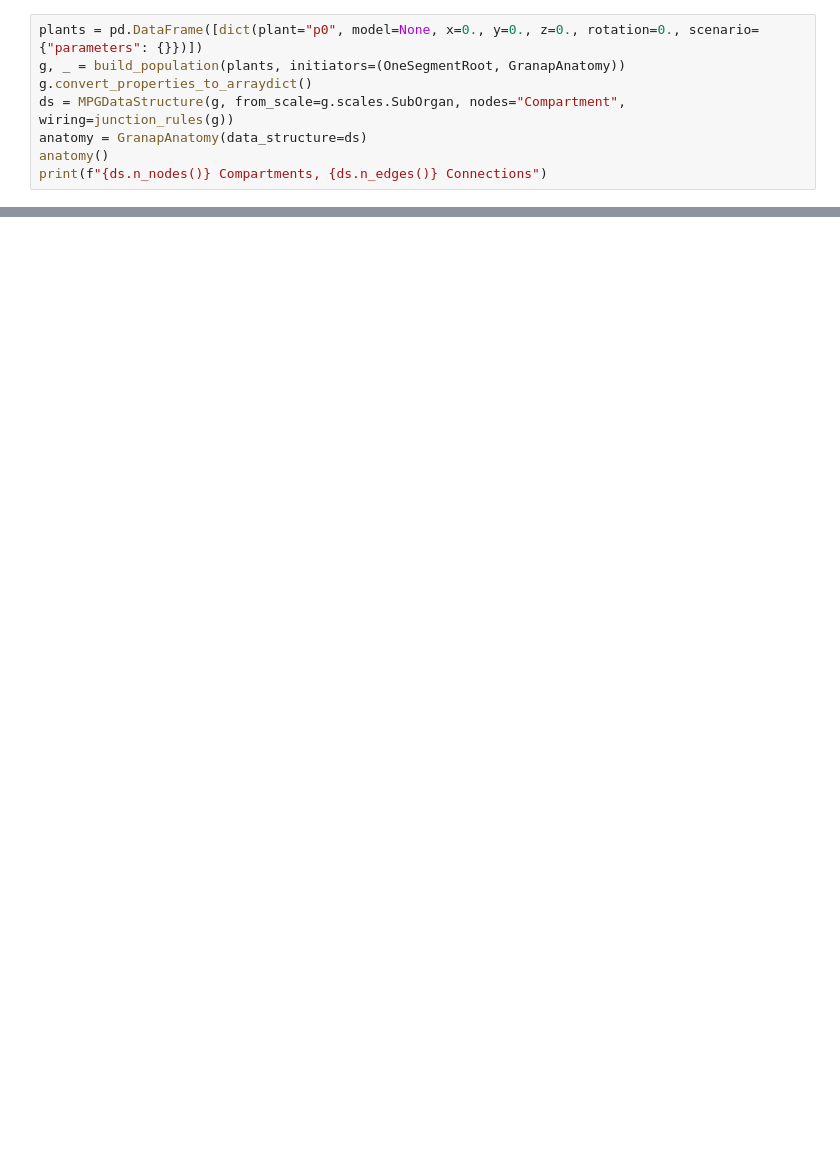
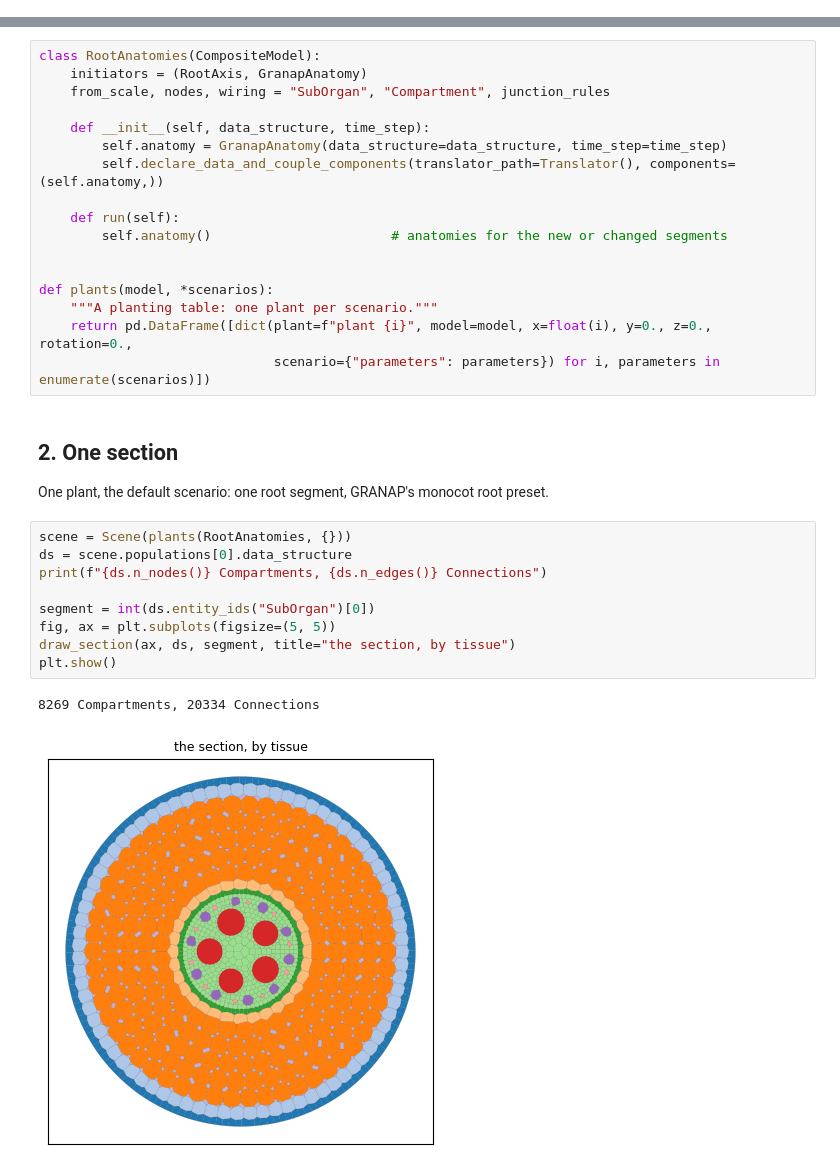
Before and after one commit to openalea-incubator/GRANAP-dev, a Jupyter notebook: example/tutorials/tutorial_metafspm_01_cross_sections.ipynb, the cells around one changed output, grey strips where cells are left out. Saved outputs shown, nothing was run; the diff lists cells and outputs as text; blank space fills up the shorter version.

```diff
--- a/example/tutorials/tutorial_metafspm_01_cross_sections.ipynb
+++ b/example/tutorials/tutorial_metafspm_01_cross_sections.ipynb
@@ -73,8 +0,0 @@ Three steps, the same in every metafspm model:
-# %%
-plants = pd.DataFrame([dict(plant="p0", model=None, x=0., y=0., z=0., rotation=0., scenario={"parameters": {}})])
-g, _ = build_population(plants, initiators=(OneSegmentRoot, GranapAnatomy))
-g.convert_properties_to_arraydict()
-ds = MPGDataStructure(g, from_scale=g.scales.SubOrgan, nodes="Compartment", wiring=junction_rules(g))
-anatomy = GranapAnatomy(data_structure=ds)
-anatomy()
-print(f"{ds.n_nodes()} Compartments, {ds.n_edges()} Connections")
@@ -423,0 +30,33 @@ last update: {'emerged': [107364], 'replaced': [16]}
+# %%
+class RootAnatomies(CompositeModel):
+    initiators = (RootAxis, GranapAnatomy)
+    from_scale, nodes, wiring = "SubOrgan", "Compartment", junction_rules
+
+    def __init__(self, data_structure, time_step):
+        self.anatomy = GranapAnatomy(data_structure=data_structure, time_step=time_step)
+        self.declare_data_and_couple_components(translator_path=Translator(), components=(self.anatomy,))
+
+    def run(self):
+        self.anatomy()                       # anatomies for the new or changed segments
+
+
+def plants(model, *scenarios):
+    """A planting table: one plant per scenario."""
+    return pd.DataFrame([dict(plant=f"plant {i}", model=model, x=float(i), y=0., z=0., rotation=0.,
+                              scenario={"parameters": parameters}) for i, parameters in enumerate(scenarios)])
+# %% [markdown]
+## 2. One section
+
+One plant, the default scenario: one root segment, GRANAP's monocot root preset.
+# %%
+scene = Scene(plants(RootAnatomies, {}))
+ds = scene.populations[0].data_structure
+print(f"{ds.n_nodes()} Compartments, {ds.n_edges()} Connections")
+
+segment = int(ds.entity_ids("SubOrgan")[0])
+fig, ax = plt.subplots(figsize=(5, 5))
+draw_section(ax, ds, segment, title="the section, by tissue")
+plt.show()
+# %% [output]
+8269 Compartments, 20334 Connections
+[figure, added]
```
Also changed, not shown: parts of 41 cells of this notebook, 5 other files.
